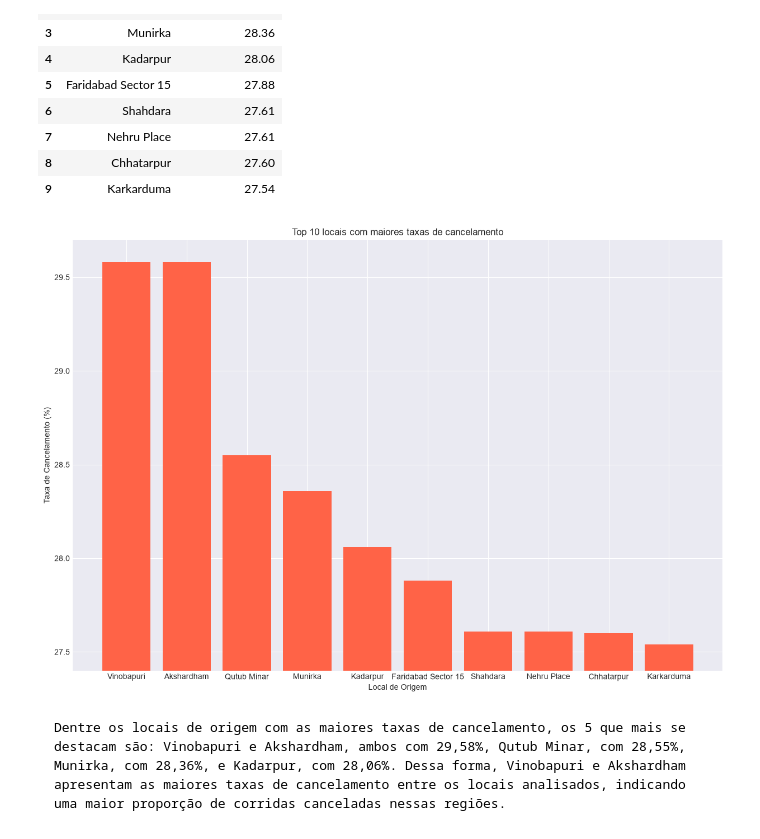
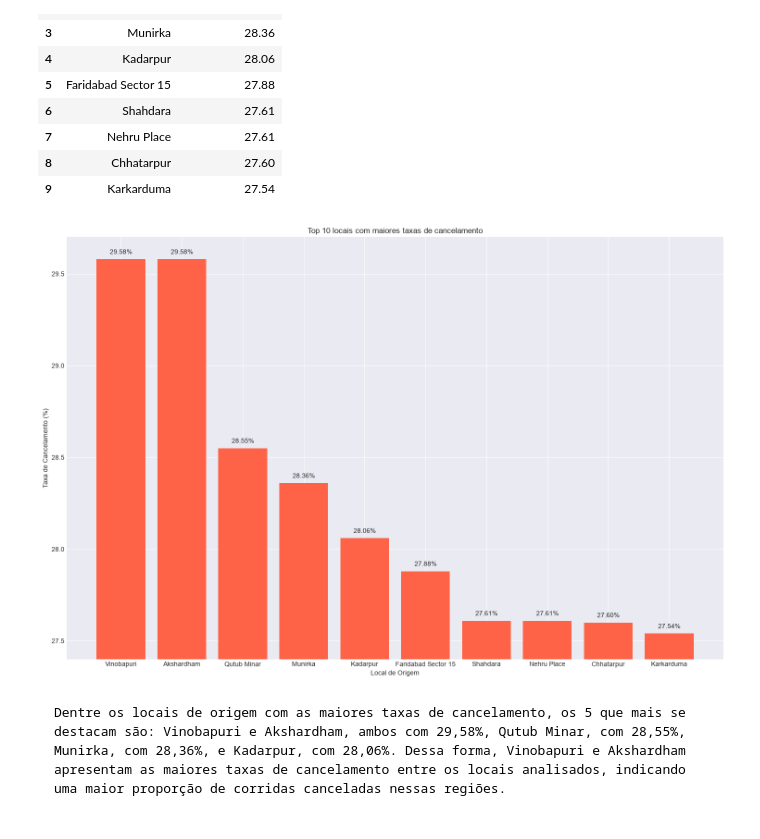
Before and after one commit to VictorAlbuquerque2003/ProjetoAnaliseDeDadosCorridasUber, a Jupyter notebook: notebooks/analise_geografica.ipynb, the cells around one changed output. Drawn from its saved outputs; the diff is of its cells as text; code cells hidden in the pictures.

```diff
--- a/notebooks/analise_geografica.ipynb
+++ b/notebooks/analise_geografica.ipynb
@@ -82,11 +87,15 @@ destinos_frequencia
 176 rows × 2 columns
 # %%
 plt.figure(figsize=(15, 10))
-plt.style.use('seaborn-v0_8-darkgrid')
-plt.bar(destinos_frequencia['Drop_Location'].head(10), destinos_frequencia['quantity'].head(10), color='dodgerblue')
+
+barras = plt.bar(destinos_frequencia['Drop_Location'].head(10), destinos_frequencia['quantity'].head(10), color='dodgerblue')
+
+plt.bar_label(barras, padding=6)
+
 plt.xlabel('Destino')
-plt.ylim(890, 940)
+plt.ylim(890, 935)
 plt.ylabel('Frequencia')
 plt.title('Top 10 maiores frequências de destinos')
+plt.tight_layout()
 plt.show()
 # %% [output]
@@ -124,11 +133,15 @@ local_valor_medio
 | 9 | Arjangarh | 538.03 |
 # %%
 plt.figure(figsize=(15, 10))
-plt.style.use('seaborn-v0_8-darkgrid')
-plt.bar(local_valor_medio['Pickup_Location'], local_valor_medio['average_value'], color='red')
+
+barras = plt.bar(local_valor_medio['Pickup_Location'], local_valor_medio['average_value'], color='red')
+
+plt.bar_label(barras, padding=3, fmt='%.2f')
+
 plt.xlabel('Local de Origem')
 plt.ylim(530, 560)
 plt.ylabel('Valor Médio')
 plt.title('Top 10 locais de origem com maior valor médio por corrida concluída')
+
 plt.show()
 # %% [output]
@@ -168,14 +181,23 @@ local_taxa_cancelamento
 | 9 | Karkarduma | 27.54 |
 # %%
 plt.figure(figsize=(15, 10))
-plt.style.use('seaborn-v0_8-darkgrid')
-plt.bar(local_taxa_cancelamento['Pickup_Location'], local_taxa_cancelamento['cancellation_rate'], color='tomato')
+
+barras = plt.bar(
+    local_taxa_cancelamento['Pickup_Location'],
+    local_taxa_cancelamento['cancellation_rate'],
+    color='tomato'
+)
+
+plt.bar_label(barras, padding=6, fmt='%.2f%%')
+
 plt.xlabel('Local de Origem')
 plt.ylim(27.4, 29.7)
 plt.ylabel('Taxa de Cancelamento (%)')
 plt.title('Top 10 locais com maiores taxas de cancelamento')
+
+plt.tight_layout()
 plt.show()
 # %% [output]
-[figure, old version]
+[figure, new version]
 # %% [markdown]
     Dentre os locais de origem com as maiores taxas de cancelamento, os 5 que mais se destacam são: Vinobapuri e Akshardham, ambos com 29,58%, Qutub Minar, com 28,55%, Munirka, com 28,36%, e Kadarpur, com 28,06%. Dessa forma, Vinobapuri e Akshardham apresentam as maiores taxas de cancelamento entre os locais analisados, indicando uma maior proporção de corridas canceladas nessas regiões.
```
Also changed, not shown: parts of 3 cells of this notebook, 1 other file.
